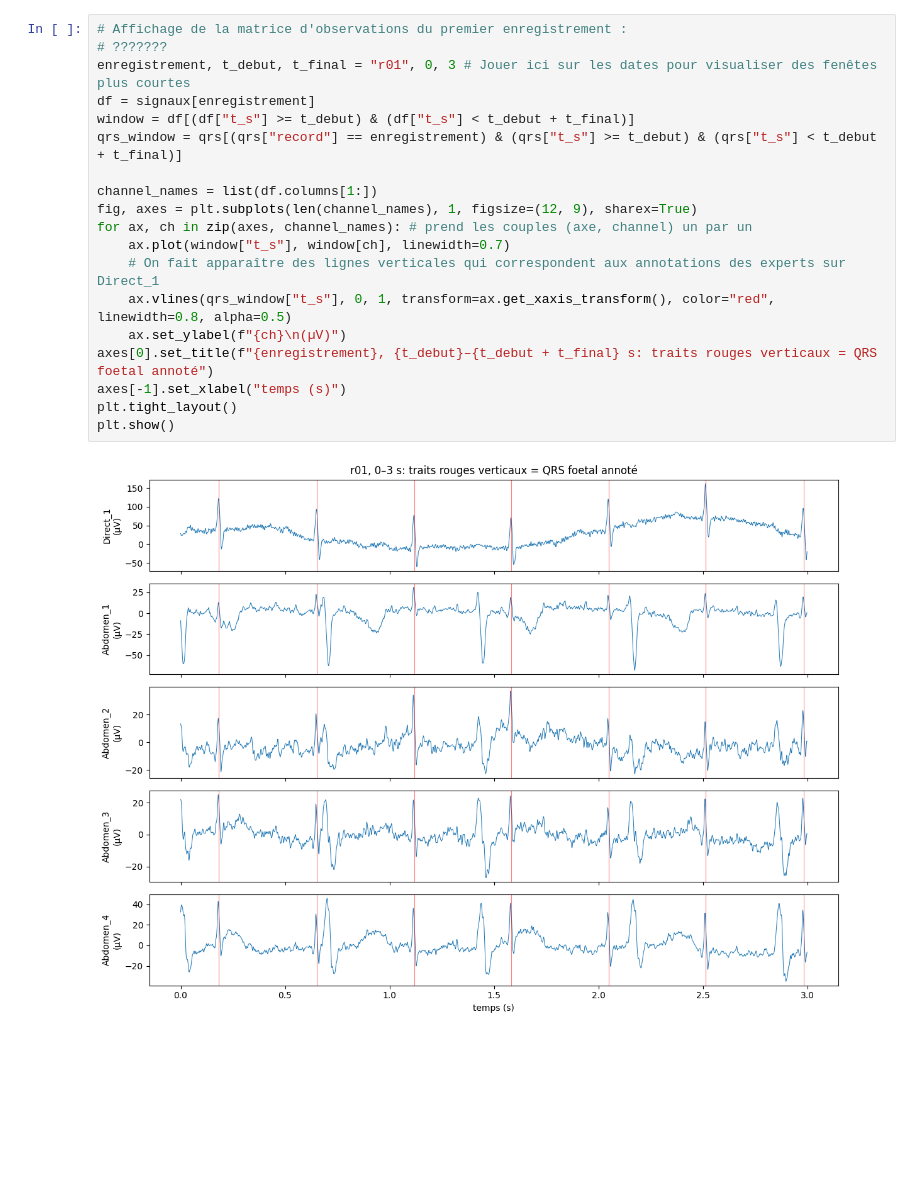
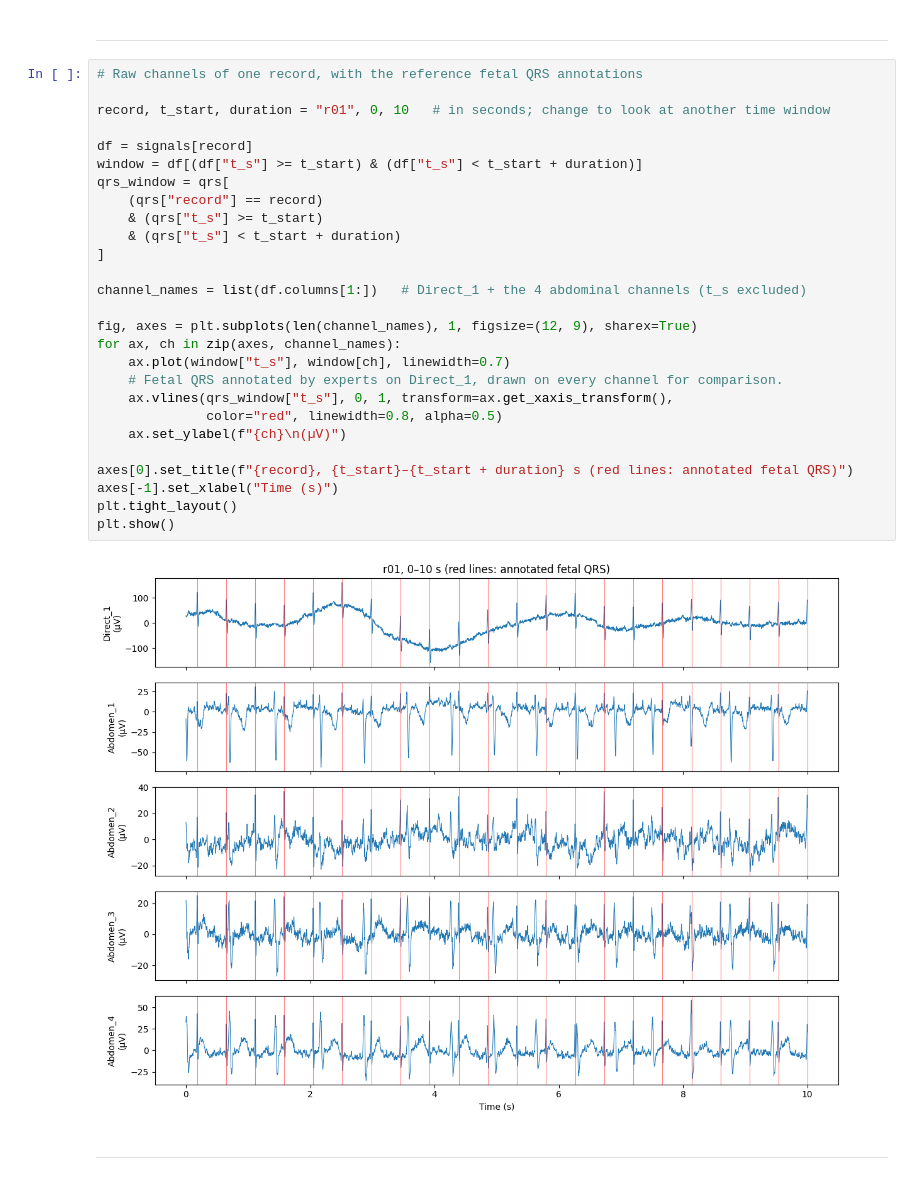
Before and after one commit to MorganSantalucia/Bio-Inspired-AI-project----Morgan-SANTALUCIA-Owen-LE-DILY, a Jupyter notebook: BSS Project.ipynb, the cells around one changed output. Drawn from its saved outputs; the diff is of its cells as text; blank space fills up the shorter version.

```diff
--- a/BSS Project.ipynb
+++ b/BSS Project.ipynb
@@ -66,22 +74,34 @@ display(pd.DataFrame(X01[:, :6], index=[f"x{i + 1} = {c}" for i, c in enumerate(
+# %% [markdown]
+---
 # %%
-# Affichage de la matrice d'observations du premier enregistrement :
-# ???????
-enregistrement, t_debut, t_final = "r01", 0, 3 # Jouer ici sur les dates pour visualiser des fenêtes plus courtes
-df = signaux[enregistrement]
-window = df[(df["t_s"] >= t_debut) & (df["t_s"] < t_debut + t_final)]
-qrs_window = qrs[(qrs["record"] == enregistrement) & (qrs["t_s"] >= t_debut) & (qrs["t_s"] < t_debut + t_final)]
+# Raw channels of one record, with the reference fetal QRS annotations
 
-channel_names = list(df.columns[1:])
+record, t_start, duration = "r01", 0, 10   # in seconds; change to look at another time window
+
+df = signals[record]
+window = df[(df["t_s"] >= t_start) & (df["t_s"] < t_start + duration)]
+qrs_window = qrs[
+    (qrs["record"] == record)
+    & (qrs["t_s"] >= t_start)
+    & (qrs["t_s"] < t_start + duration)
+]
+
+channel_names = list(df.columns[1:])   # Direct_1 + the 4 abdominal channels (t_s excluded)
+
 fig, axes = plt.subplots(len(channel_names), 1, figsize=(12, 9), sharex=True)
-for ax, ch in zip(axes, channel_names): # prend les couples (axe, channel) un par un
+for ax, ch in zip(axes, channel_names):
     ax.plot(window["t_s"], window[ch], linewidth=0.7)
-    # On fait apparaître des lignes verticales qui correspondent aux annotations des experts sur Direct_1
-    ax.vlines(qrs_window["t_s"], 0, 1, transform=ax.get_xaxis_transform(), color="red", linewidth=0.8, alpha=0.5)
+    # Fetal QRS annotated by experts on Direct_1, drawn on every channel for comparison.
+    ax.vlines(qrs_window["t_s"], 0, 1, transform=ax.get_xaxis_transform(),
+              color="red", linewidth=0.8, alpha=0.5)
     ax.set_ylabel(f"{ch}\n(µV)")
-axes[0].set_title(f"{enregistrement}, {t_debut}–{t_debut + t_final} s: traits rouges verticaux = QRS foetal annoté")
-axes[-1].set_xlabel("temps (s)")
+
+axes[0].set_title(f"{record}, {t_start}–{t_start + duration} s (red lines: annotated fetal QRS)")
+axes[-1].set_xlabel("Time (s)")
 plt.tight_layout()
 plt.show()
 # %% [output]
-[figure, old version]
+[figure, new version]
+# %% [markdown]
+---
 # %%
```
Also changed, not shown: parts of 23 cells of this notebook.
